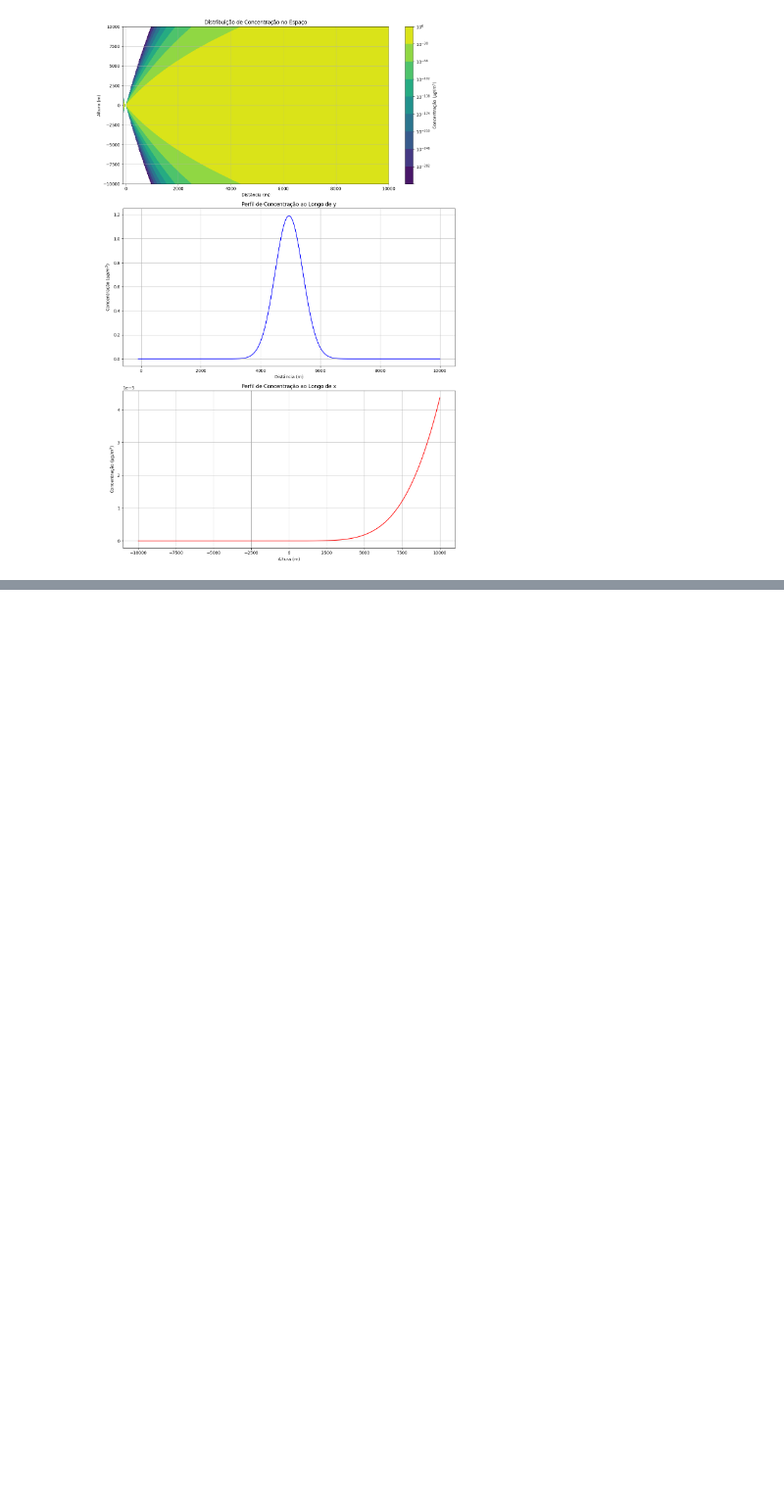
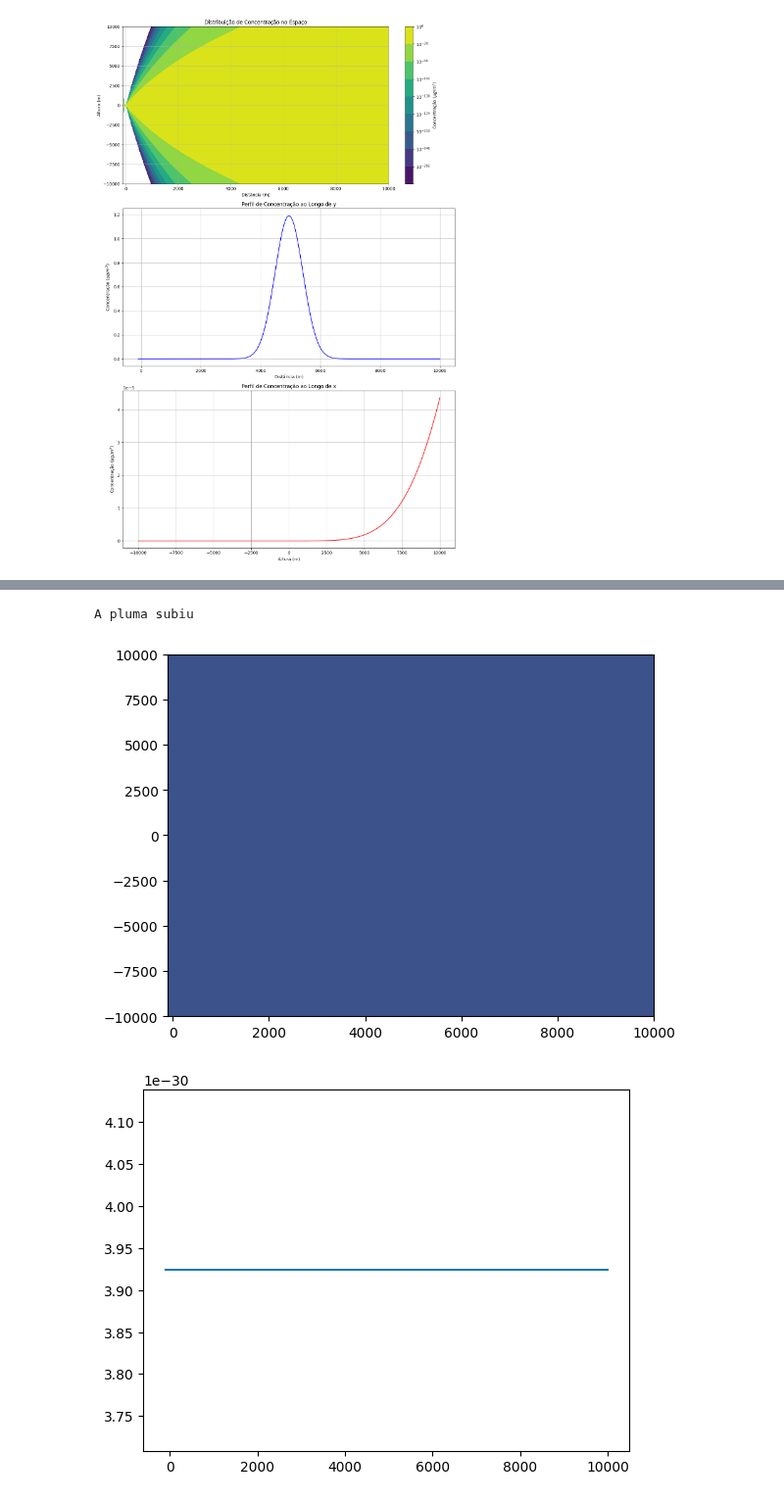
Before and after one commit to muriell-b/ENS5173_01, a Jupyter notebook: projeto_03.ipynb, the cells around one changed output, grey strips where cells are left out. Shown at 98% size. Saved outputs shown, nothing was run; the diff lists cells and outputs as text; code cells hidden in the pictures; blank space fills up the shorter version.

```diff
--- a/projeto_03.ipynb
+++ b/projeto_03.ipynb
@@ -96,0 +700,80 @@ plt.show()
+# %%
+import numpy as np
+import matplotlib.pyplot as plt
+from matplotlib.colors import LogNorm
+
+# Definindo função para calcular os coeficientes de dispersão lateral e vertical
+def sigmaXY(xx, classe, urbOrRural):
+    # Lógica para calcular sigmaY e sigmaZ com base na classe de estabilidade e no tipo de área
+    # Aqui você implementaria sua lógica específica para calcular sigmaY e sigmaZ
+    # Como exemplo, vamos retornar valores fixos para sigmaY e sigmaZ
+    sigmaY = 10  # m
+    sigmaZ = 15  # m
+    return sigmaY, sigmaZ
+
+# Definindo função para estimar a sobrelevação da pluma
+def deltaHdavidsonBryant(d, vs, u, Ts, Tamb):
+    # Lógica para estimar a sobrelevação da pluma usando o método de Davidson-Bryant
+    # Aqui você implementaria sua lógica específica para estimar deltaH
+    # Como exemplo, vamos retornar um valor fixo para deltaH
+    deltaH = 20  # m
+    return deltaH
+
+# Definindo função para o modelo gaussiano
+def modeloGaussiano(qs, sigmaY, sigmaZ, u, yy, z, hef):
+    # Calculando a concentração usando o modelo gaussiano
+    term1 = qs / (2 * np.pi * u * sigmaY * sigmaZ)
+    term2 = np.exp(-0.5 * ((yy - z) / sigmaZ) ** 2)
+    term3 = np.exp(-0.5 * ((hef - z) / sigmaZ) ** 2)
+    concentration = term1 * term2 * term3
+    return concentration
+
+# Criando domínio de modelagem
+x = np.linspace(-100, 10000, 500)
+y = np.linspace(-10000, 10000, 500)
+xx, yy = np.meshgrid(x, y)
+
+# Adotando inputs
+classe = 'A'
+urbOrRural = 'urbano'
+hg = 150  # m altura geométrica da chaminé
+qs = 100  # g/s
+u = 5  # m/s
+z = 1.5  # altura do nariz
+d = 1  # em metros
+vs = 10  # em m/s
+Ts = 300  # em Kelvin
+Tamb = 293  # em Kelvin
+
+# Estimando o coeficiente de dispersão lateral e vertical
+sigmaY, sigmaZ = sigmaXY(xx, classe, urbOrRural)
+
+if vs > 1.5 * u:
+    # Estimando a sobrelevação da pluma (deltaH)
+    deltaH = deltaHdavidsonBryant(d, vs, u, Ts, Tamb)
+    hef = hg + deltaH
+    print('A pluma subiu')
+else:
+    hef = hg + 2 * d * ((vs / u) - 1.5)
+    print('A pluma caiu')
+
+# Utilizando a matriz de yy como input na função do modelo gaussiano
+conc = modeloGaussiano(qs, sigmaY, sigmaZ, u, yy, z, hef)
+
+# Visualização dos resultados no espaço
+fig, ax = plt.subplots()
+ax.contourf(xx, yy, conc + 0.1, norm=LogNorm())
+
+# Corte em y - sobre o eixo x
+fig, ax = plt.subplots()
+ax.plot(x, conc[250, :])
+
+# Corte em x - sobre o eixo y
+fig, ax = plt.subplots()
+ax.plot(x, conc[:, 100])
+
+plt.show()
+# %% [output]
+A pluma subiu
+[figure, added]
+[figure, added]
```
Also changed, not shown: parts of 9 cells of this notebook, 1 other file.
